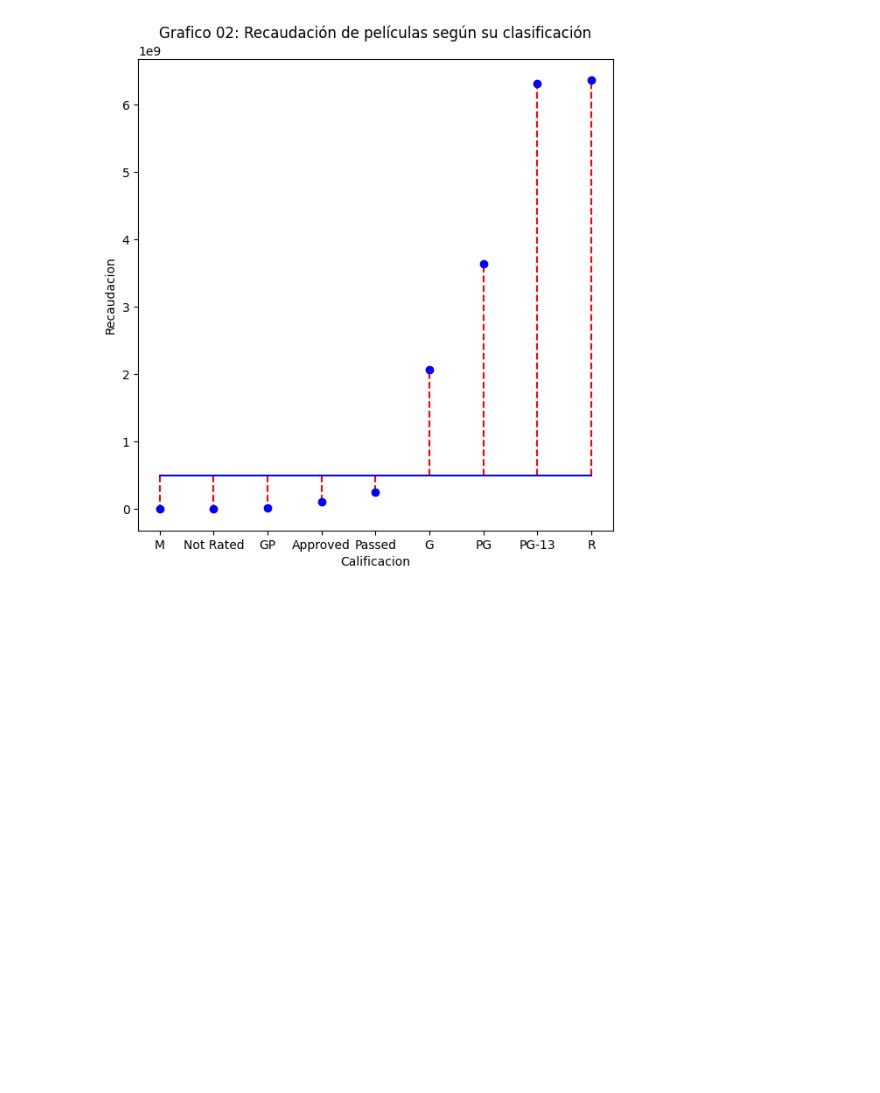
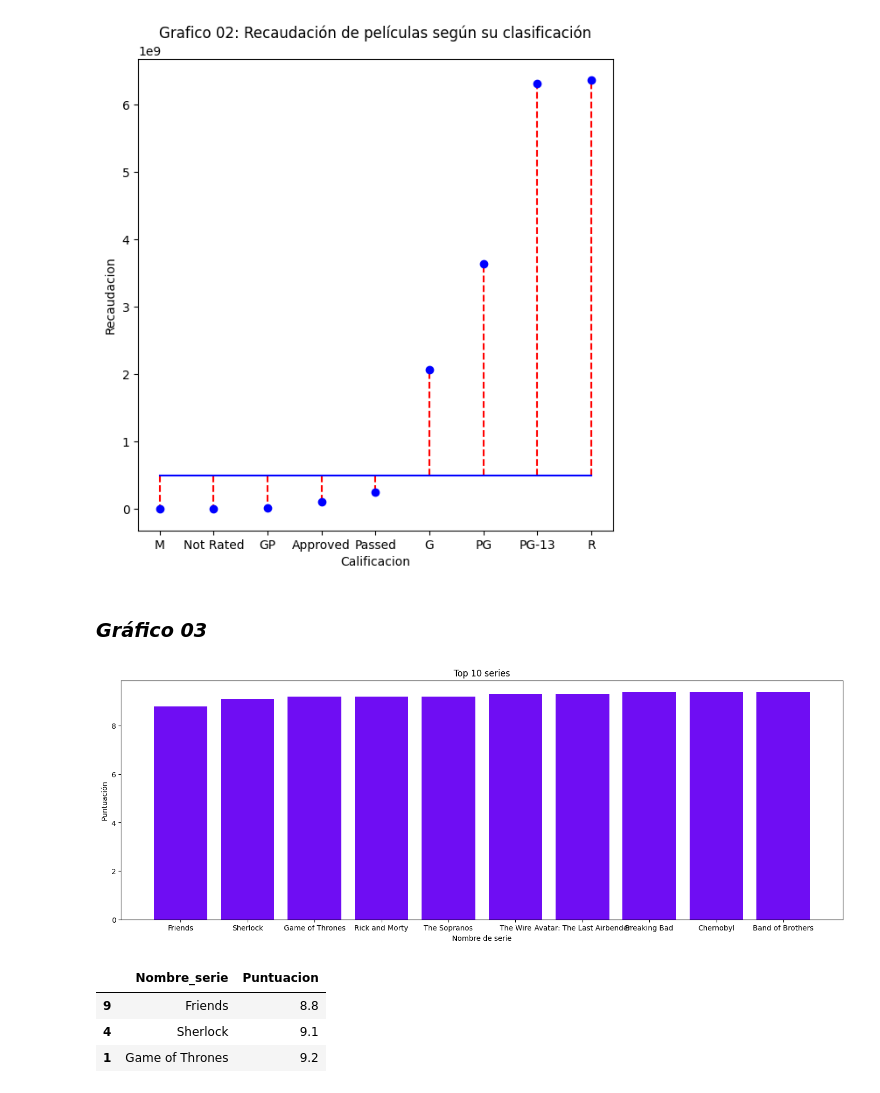
Before and after one commit to piero0090/RepoData2, a Jupyter notebook: Python_Analisis.ipynb, the cells around one changed output. Saved outputs shown, nothing was run; the diff lists cells and outputs as text; code cells hidden in the pictures; blank space fills up the shorter version.

```diff
--- a/Python_Analisis.ipynb
+++ b/Python_Analisis.ipynb
@@ -201,3 +205,7 @@ df01CalRec.head(3)
+# %%
+df2000 = df03.query("Año > 2000 and Puntuacion > 8.5")
+df_series = df2000.loc[:9,['Nombre_serie','Puntuacion']]
+df_series = df_series.sort_values('Puntuacion')
 # %% [markdown]
 ## **Visualización de datos**
 # %% [markdown]
@@ -231,5 +239,25 @@ plt.ticklabel_format(axis="y", style="sci", scilimits=(0,0))
 plt.show()
 # %% [output]
 [figure]
+# %% [markdown]
+### ***Gráfico 03***
+# %%
+plt.figure(figsize=(18, 6))
+positions = range(len(df_series['Puntuacion']))
+plt.bar(positions,df_series['Puntuacion'], color = '#6F0DF3')
+plt.title('Top 10 series')
+plt.xlabel('Nombre de serie')
+plt.ylabel('Puntuación')
+plt.xticks(positions, df_series['Nombre_serie'])
+plt.show()
+# %% [output]
+[figure, added]
+# %%
+df_series.head(3)
+# %% [output]
+|  | Nombre_serie | Puntuacion |
+| 9 | Friends | 8.8 |
+| 4 | Sherlock | 9.1 |
+| 1 | Game of Thrones | 9.2 |
 # %%
 #EXTRACCION CON OTRAS OPERACIONES (USAR QUERY)
```
Also changed, not shown: parts of 3 cells of this notebook.
